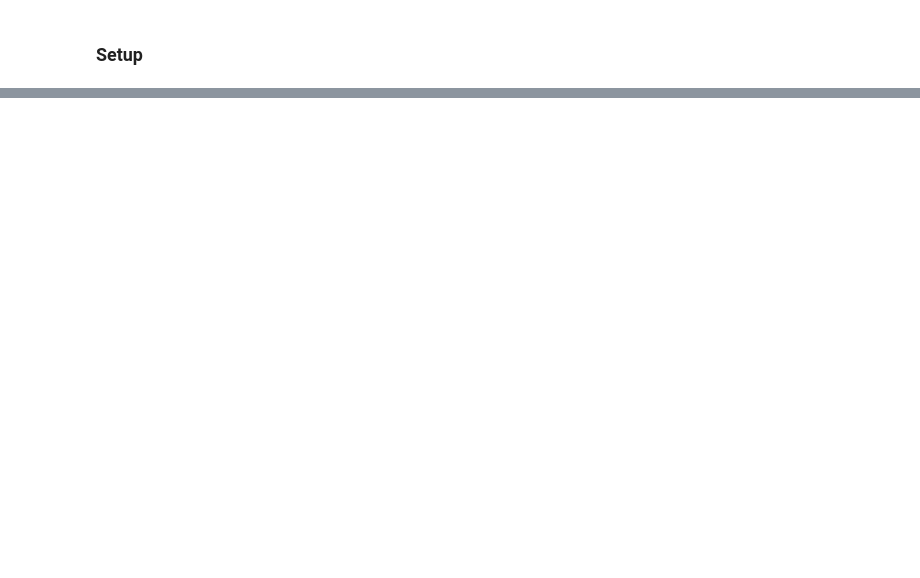
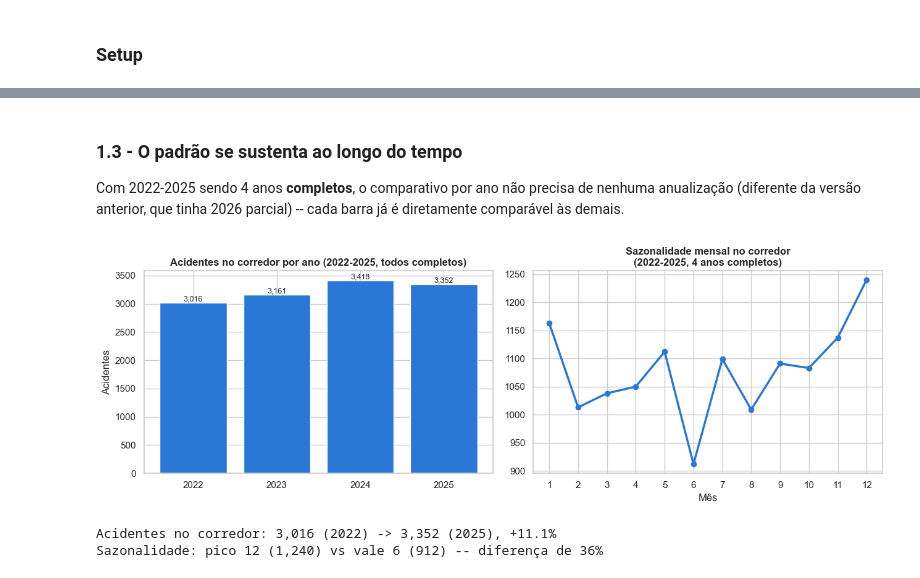
Before and after one commit to enghanderson-lab/ciencia_dados_ufsc, a Jupyter notebook: analysis/analise_viamar.ipynb, the cells around one changed output, grey strips where cells are left out. Drawn from its saved outputs; the diff is of its cells as text; code cells hidden in the pictures; blank space fills up the shorter version.

```diff
--- a/analysis/analise_viamar.ipynb
+++ b/analysis/analise_viamar.ipynb
@@ -99,0 +218,35 @@ corredor_ac2026 = ac2026[ac2026["id"].isin(corredor.loc[corredor["ano"] == 2026,
+# %% [markdown]
+### 1.3 - O padrão se sustenta ao longo do tempo
+
+Com 2022-2025 sendo 4 anos **completos**, o comparativo por ano não precisa de nenhuma
+anualização (diferente da versão anterior, que tinha 2026 parcial) -- cada barra já é
+diretamente comparável às demais.
+# %%
+fig, axes = plt.subplots(1, 2, figsize=(13, 4.5))
+
+anos_lbl = corredor_por_ano.index.tolist()
+valores = corredor_por_ano.values.tolist()
+axes[0].bar([str(a) for a in anos_lbl], valores, color=COR_BASE)
+axes[0].set_title(f"Acidentes no corredor por ano ({ANO_INICIO}-{ANO_FIM}, todos completos)", weight="bold")
+axes[0].set_ylabel("Acidentes")
+for i, v in enumerate(valores):
+    axes[0].text(i, v + 30, f"{v:,}", ha="center", fontsize=9)
+
+sazonalidade = corredor.groupby(corredor["data_inversa"].dt.month).size()
+axes[1].plot(sazonalidade.index, sazonalidade.values, color=COR_BASE, lw=2.5, marker="o")
+axes[1].set_title(f"Sazonalidade mensal no corredor\n({ANO_INICIO}-{ANO_FIM}, {N_ANOS} anos completos)", weight="bold")
+axes[1].set_xlabel("Mês")
+axes[1].set_xticks(range(1, 13))
+
+plt.tight_layout()
+plt.savefig(FIGS_DIR / "fig0c_ano_sazonalidade.png", dpi=150)
+plt.show()
+
+crescimento_acid_total = (corredor_por_ano[ANO_FIM] / corredor_por_ano[ANO_INICIO] - 1) * 100
+pico_vale_pct = (sazonalidade.max() - sazonalidade.min()) / sazonalidade.min() * 100
+print(f"Acidentes no corredor: {corredor_por_ano[ANO_INICIO]:,} ({ANO_INICIO}) -> {corredor_por_ano[ANO_FIM]:,} ({ANO_FIM}), {crescimento_acid_total:+.1f}%")
+print(f"Sazonalidade: pico {sazonalidade.idxmax()} ({sazonalidade.max():,}) vs vale {sazonalidade.idxmin()} ({sazonalidade.min():,}) -- diferença de {pico_vale_pct:.0f}%")
+# %% [output]
+[figure, added]
+Acidentes no corredor: 3,016 (2022) -> 3,352 (2025), +11.1%
+Sazonalidade: pico 12 (1,240) vs vale 6 (912) -- diferença de 36%
```
Also changed, not shown: parts of 30 cells of this notebook, 16 other files.
